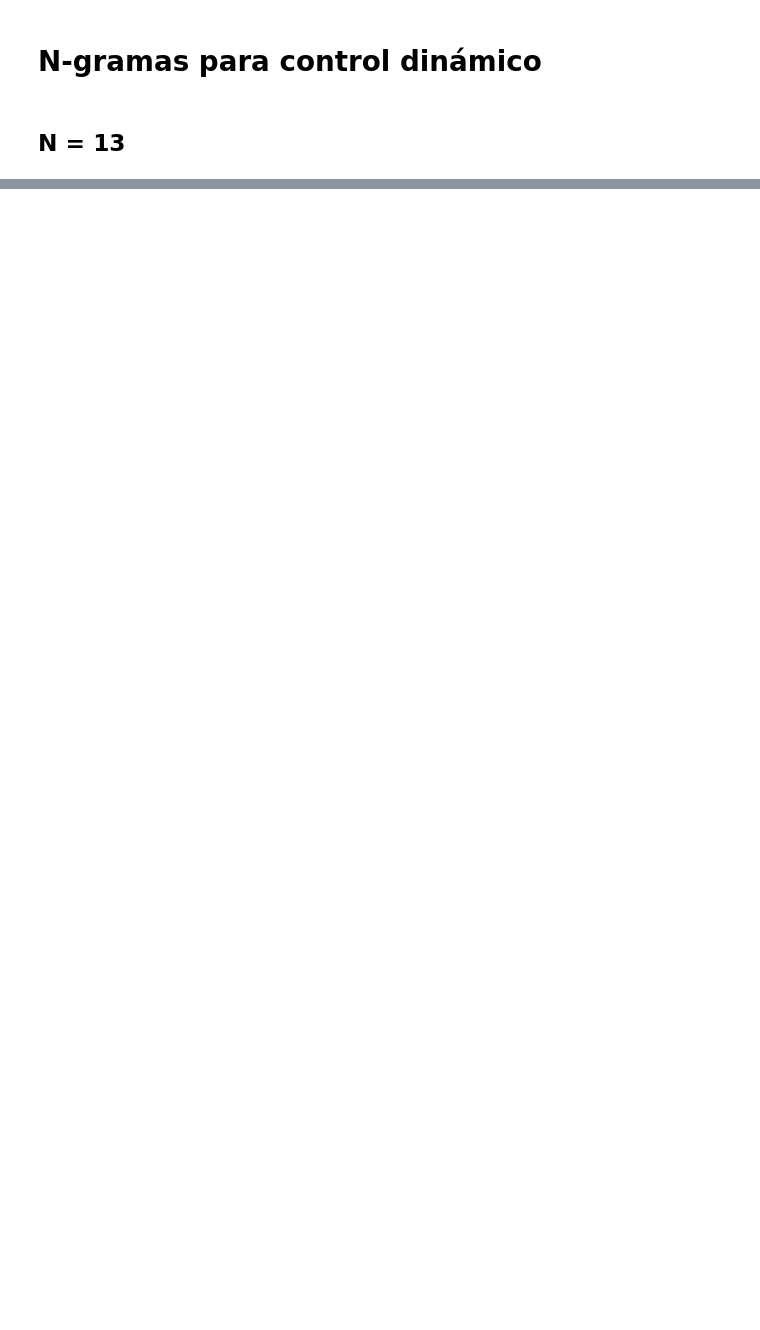
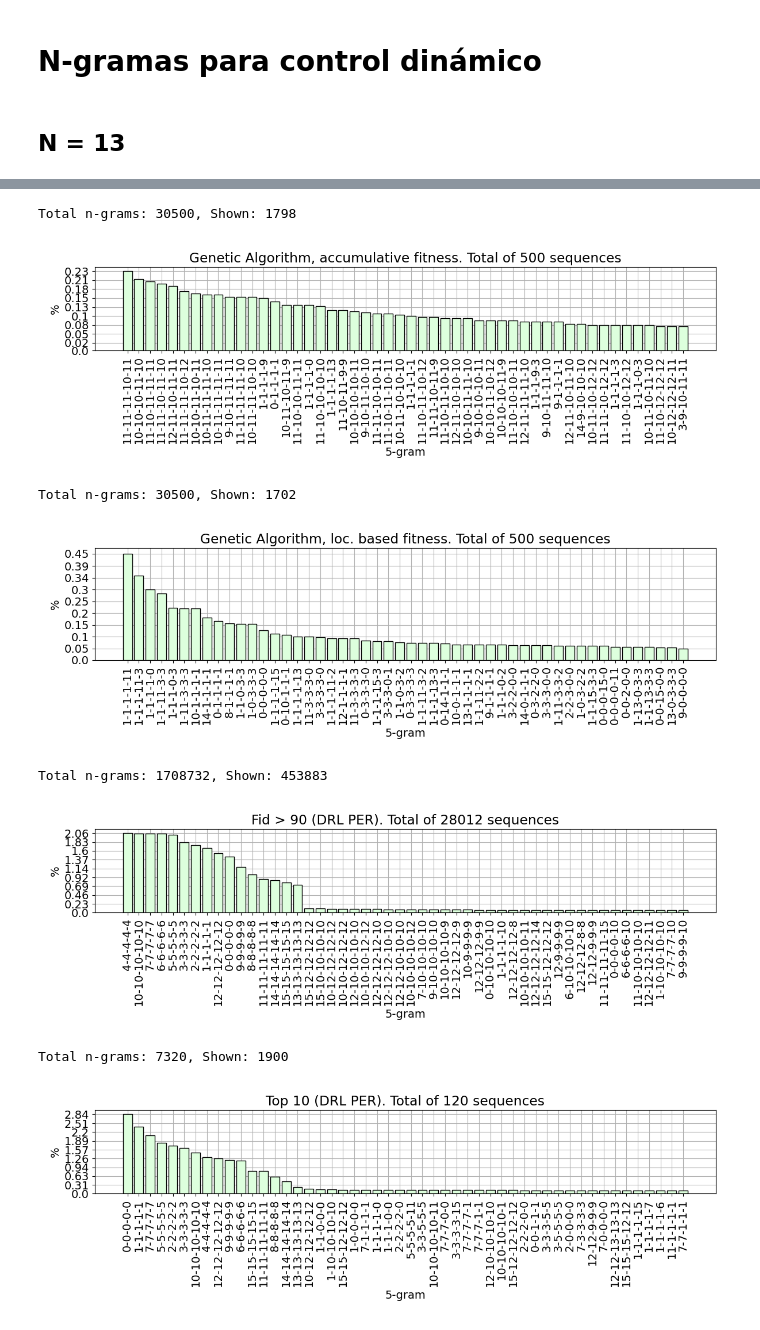
Before and after one commit to sofips/dynamic_analysis, a Jupyter notebook: ngrams.ipynb, the cells around one changed output, grey strips where cells are left out. Drawn from its saved outputs; the diff is of its cells as text; code cells hidden in the pictures; blank space fills up the shorter version.

```diff
--- a/ngrams.ipynb
+++ b/ngrams.ipynb
@@ -43,0 +66,14 @@ Total n-grams: 124907, Shown: 67177
+# %%
+
+
+for array, title in zip(action_arrays, titles):
+    ngram(array, title, n=5)
+# %% [output]
+Total n-grams: 30500, Shown: 1798
+[figure, added]
+Total n-grams: 30500, Shown: 1702
+[figure, added]
+Total n-grams: 1708732, Shown: 453883
+[figure, added]
+Total n-grams: 7320, Shown: 1900
+[figure, added]
```
Also changed, not shown: parts of 5 cells of this notebook.
